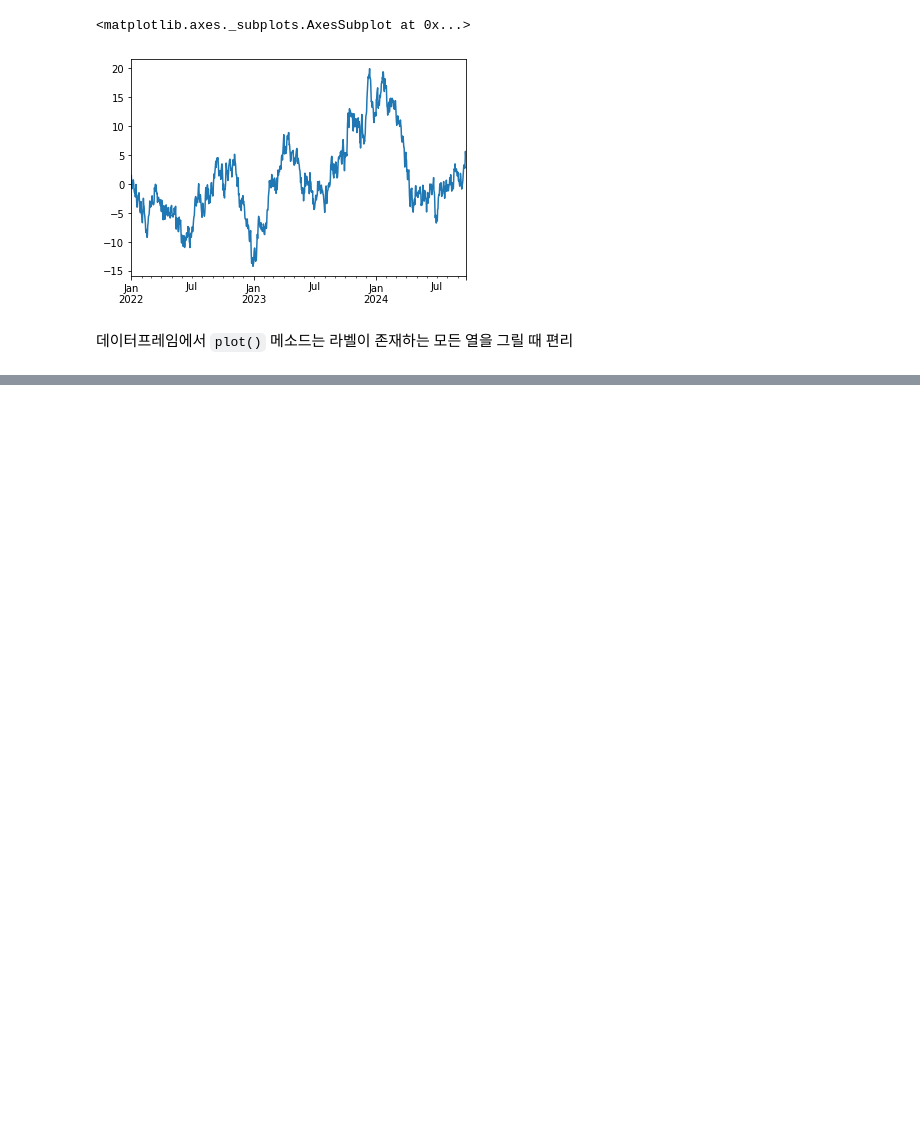
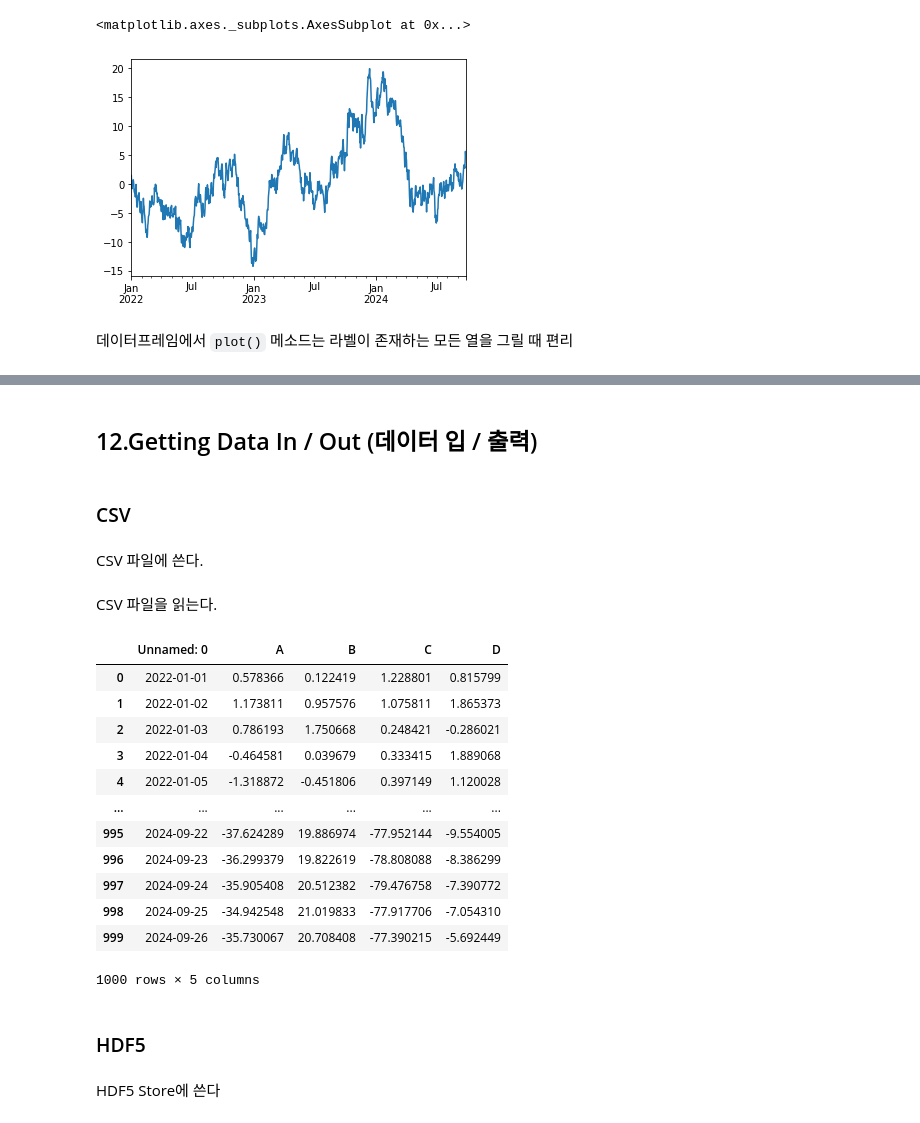
Before and after one commit to euneun316/Python-for-Pandas, a Jupyter notebook: Pandas-Study.ipynb, the cells around one changed output, grey strips where cells are left out. Drawn from its saved outputs; the diff is of its cells as text; code cells hidden in the pictures; blank space fills up the shorter version.

Commit message:
Getting Data In / Out

```diff
--- a/Pandas-Study.ipynb
+++ b/Pandas-Study.ipynb
@@ -1119,0 +1121,6 @@ AttributeError: ignored
+# %% [markdown]
+## 12.Getting Data In / Out (데이터 입 / 출력)
+# %% [markdown]
+### CSV
+# %% [markdown]
+CSV 파일에 쓴다.
@@ -1119,0 +1129,22 @@ AttributeError: ignored
+# %% [markdown]
+CSV 파일을 읽는다.
+# %%
+pd.read_csv('foo.csv')
+# %% [output]
+|  | Unnamed: 0 | A | B | C | D |
+| 0 | 2022-01-01 | 0.578366 | 0.122419 | 1.228801 | 0.815799 |
+| 1 | 2022-01-02 | 1.173811 | 0.957576 | 1.075811 | 1.865373 |
+| 2 | 2022-01-03 | 0.786193 | 1.750668 | 0.248421 | -0.286021 |
+| 3 | 2022-01-04 | -0.464581 | 0.039679 | 0.333415 | 1.889068 |
+| 4 | 2022-01-05 | -1.318872 | -0.451806 | 0.397149 | 1.120028 |
+| ... | ... | ... | ... | ... | ... |
+| 995 | 2024-09-22 | -37.624289 | 19.886974 | -77.952144 | -9.554005 |
+| 996 | 2024-09-23 | -36.299379 | 19.822619 | -78.808088 | -8.386299 |
+| 997 | 2024-09-24 | -35.905408 | 20.512382 | -79.476758 | -7.390772 |
+| 998 | 2024-09-25 | -34.942548 | 21.019833 | -77.917706 | -7.054310 |
+| 999 | 2024-09-26 | -35.730067 | 20.708408 | -77.390215 | -5.692449 |
+1000 rows × 5 columns
+# %% [markdown]
+### HDF5
+# %% [markdown]
+HDF5 Store에 쓴다
```
Also changed, not shown: parts of 10 cells of this notebook.
